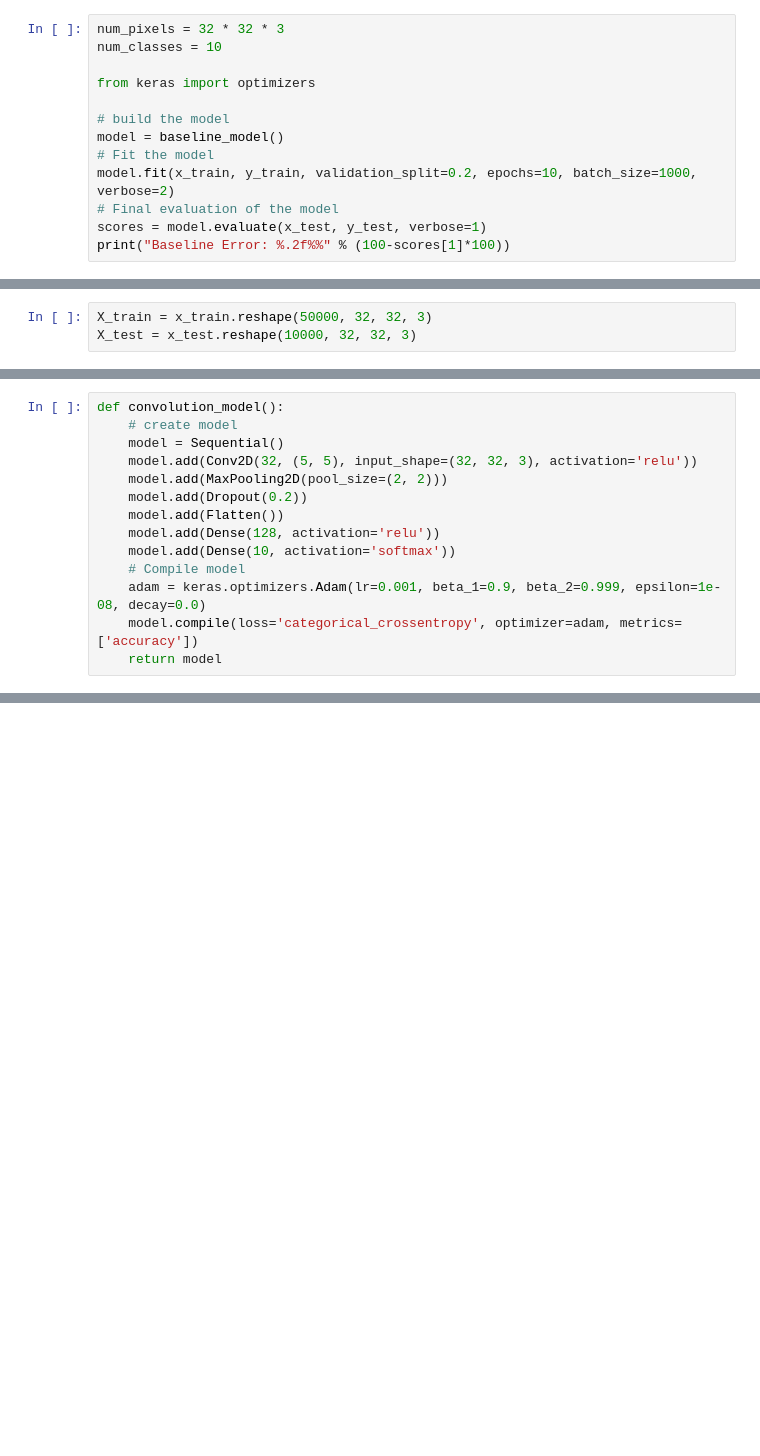
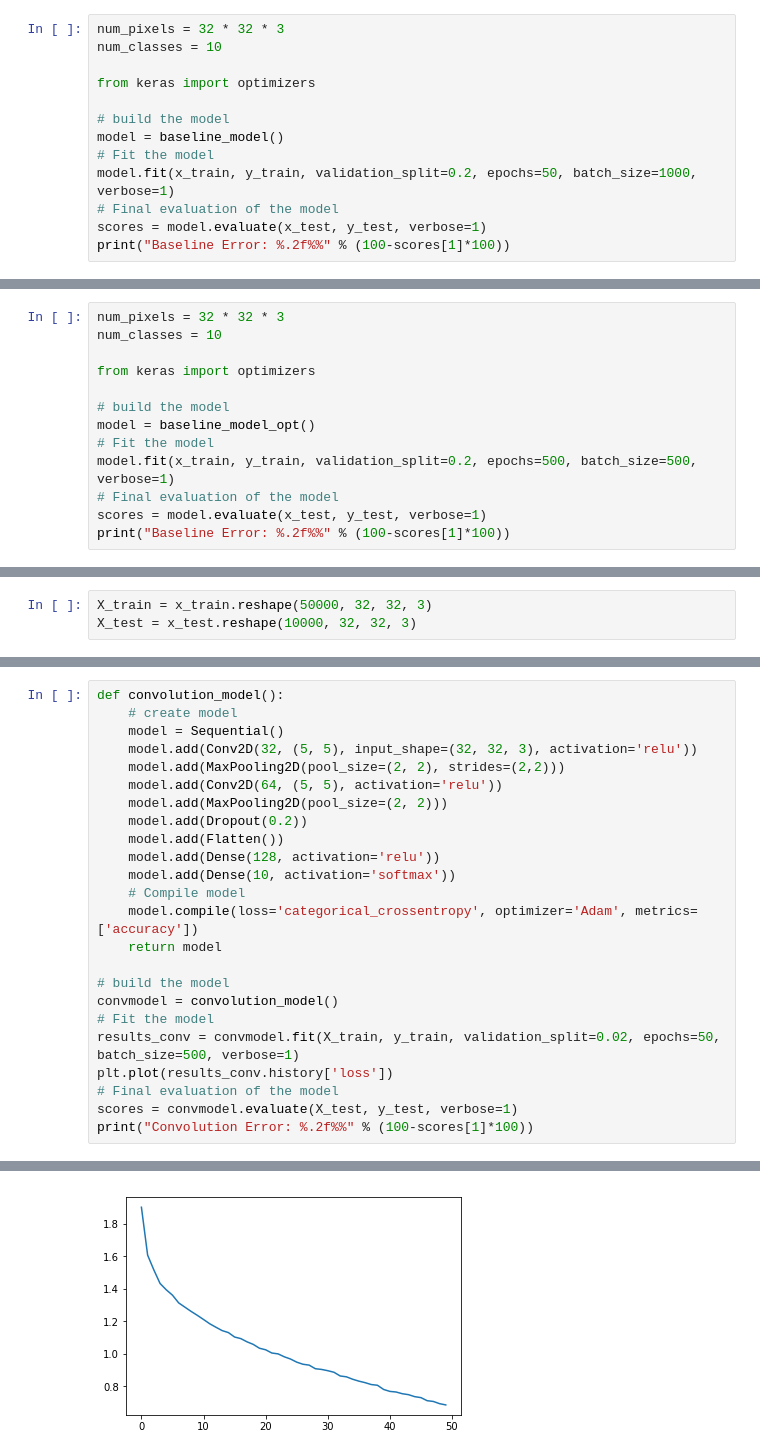
Before and after one commit to coneeleven/Project_DSCT_Image-Classification, a Jupyter notebook: CIFAR10-Keras.ipynb, the cells around one changed output, grey strips where cells are left out. Drawn from its saved outputs; the diff is of its cells as text; blank space fills up the shorter version.

```diff
--- a/CIFAR10-Keras.ipynb
+++ b/CIFAR10-Keras.ipynb
@@ -251,7 +237,7 @@ from keras import optimizers
 # build the model
 model = baseline_model()
 # Fit the model
-model.fit(x_train, y_train, validation_split=0.2, epochs=10, batch_size=1000, verbose=2)
+model.fit(x_train, y_train, validation_split=0.2, epochs=50, batch_size=1000, verbose=1)
 # Final evaluation of the model
 scores = model.evaluate(x_test, y_test, verbose=1)
 print("Baseline Error: %.2f%%" % (100-scores[1]*100))
@@ -279,3 +313,16 @@ Baseline Error: 53.62%
+# %%
+num_pixels = 32 * 32 * 3
+num_classes = 10
+
+from keras import optimizers
+
+# build the model
+model = baseline_model_opt()
+# Fit the model
+model.fit(x_train, y_train, validation_split=0.2, epochs=500, batch_size=500, verbose=1)
+# Final evaluation of the model
+scores = model.evaluate(x_test, y_test, verbose=1)
+print("Baseline Error: %.2f%%" % (100-scores[1]*100))
 # %%
 num_pixels = 32 * 32 * 3   # 3072
 num_classes = 10
@@ -405,12 +409,23 @@ def convolution_model():
     # create model
     model = Sequential()
     model.add(Conv2D(32, (5, 5), input_shape=(32, 32, 3), activation='relu'))
+    model.add(MaxPooling2D(pool_size=(2, 2), strides=(2,2)))
+    model.add(Conv2D(64, (5, 5), activation='relu'))
     model.add(MaxPooling2D(pool_size=(2, 2)))
     model.add(Dropout(0.2))
     model.add(Flatten())
     model.add(Dense(128, activation='relu'))
     model.add(Dense(10, activation='softmax'))
     # Compile model
-    adam = keras.optimizers.Adam(lr=0.001, beta_1=0.9, beta_2=0.999, epsilon=1e-08, decay=0.0)
-    model.compile(loss='categorical_crossentropy', optimizer=adam, metrics=['accuracy'])
+    model.compile(loss='categorical_crossentropy', optimizer='Adam', metrics=['accuracy'])
     return model
+
+# build the model
+convmodel = convolution_model()
+# Fit the model
+results_conv = convmodel.fit(X_train, y_train, validation_split=0.02, epochs=50, batch_size=500, verbose=1)
+plt.plot(results_conv.history['loss'])
+# Final evaluation of the model
+scores = convmodel.evaluate(X_test, y_test, verbose=1)
+print("Convolution Error: %.2f%%" % (100-scores[1]*100))
+# %% [output]
@@ -417 +452,2 @@ def convolution_model():
+[figure, added]
 # %%
```
Also changed, not shown: parts of 62 cells of this notebook.
